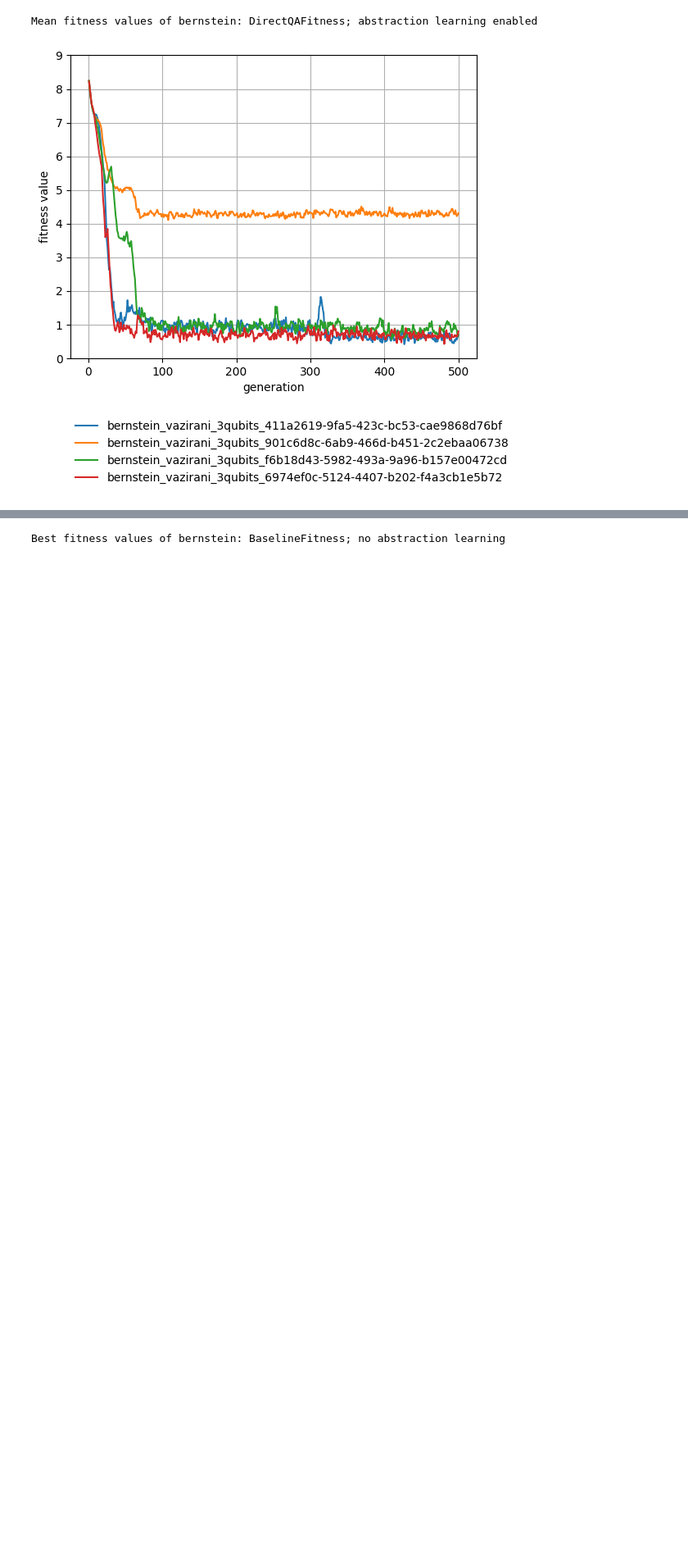
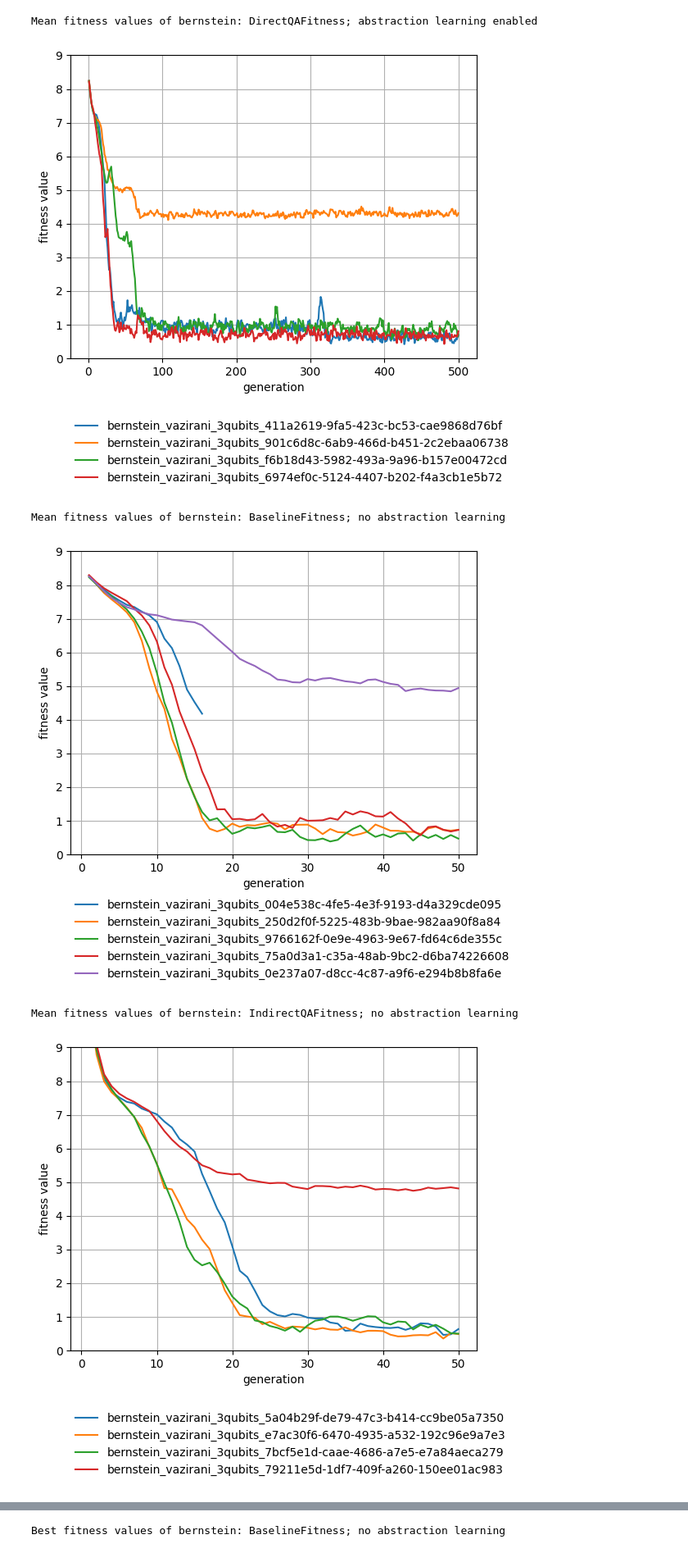
Before and after one commit to westoun/gp4qc, a Jupyter notebook: evaluation.ipynb, the cells around one changed output, grey strips where cells are left out. Shown at 82% size. Drawn from its saved outputs; the diff is of its cells as text; code cells hidden in the pictures; blank space fills up the shorter version.

Commit message:
Add plots for the first 50 generations

```diff
--- a/evaluation.ipynb
+++ b/evaluation.ipynb
@@ -184,3 +184,37 @@ Mean fitness values of bernstein: IndirectQAFitness; abstraction learning enable
 [figure]
 Mean fitness values of bernstein: DirectQAFitness; abstraction learning enabled
 [figure]
+# %%
+# Mean fitness values, first 50 generations
+configurations = experiments["configuration"].unique()
+experiment_ids = experiments["experiment_id"].unique()
+
+for configuration in configurations:
+    legend = []
+
+    for experiment_id in experiment_ids:
+        current_configuration = experiments.loc[experiments["experiment_id"] == experiment_id]["configuration"].tolist()[0].strip()
+        if current_configuration != configuration:
+            continue
+
+        legend.append(experiment_id)
+
+        current_fitness_values = fitness_values.loc[fitness_values["experiment_id"] == experiment_id]
+
+        ax.plot(current_fitness_values["generation"].head(50), current_fitness_values["mean_fitness_value"].head(50))
+        ax.set_xlabel("generation")
+        ax.set_ylabel("fitness value")
+        ax.set_ylim([0, 9])
+        ax = plt.subplot()
+
+    plt.legend(legend, bbox_to_anchor=(0, -0.43), loc='lower left', borderaxespad=0, framealpha=0)
+    # plt.legend(legend, bbox_to_anchor=(1.05, 1), loc='upper left', borderaxespad=0, framealpha=0)
+    plt.grid()
+    print(f"Mean fitness values of {EVALUATION_CASE}: {configuration}")
+    plt.savefig(f"results/{EVALUATION_CASE}_{configuration}_first50_mean.png", bbox_inches='tight', transparent=True)
+    plt.show()
+# %% [output]
+Mean fitness values of bernstein: BaselineFitness; no abstraction learning
+[figure, added]
+Mean fitness values of bernstein: IndirectQAFitness; no abstraction learning
+[figure, added]
```
Also changed, not shown: parts of 7 cells of this notebook.
